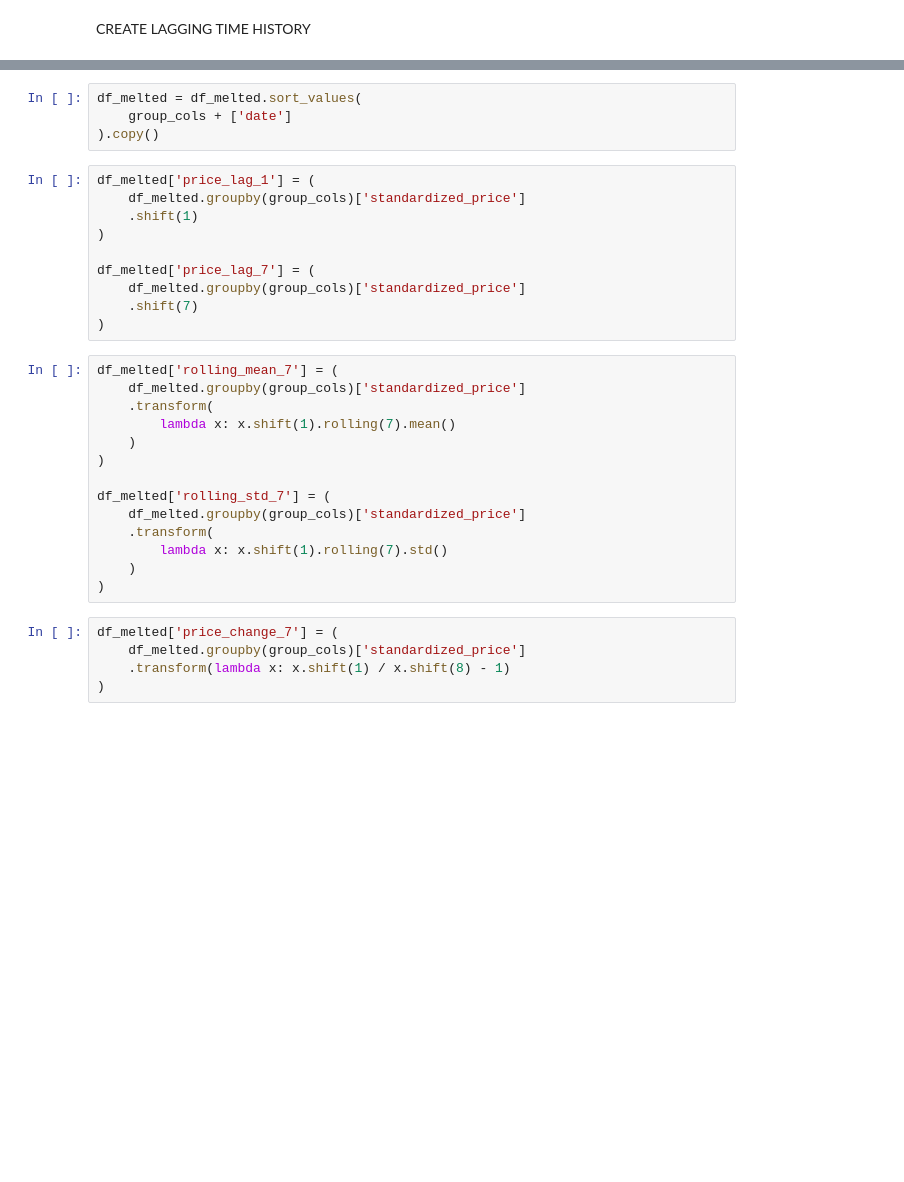
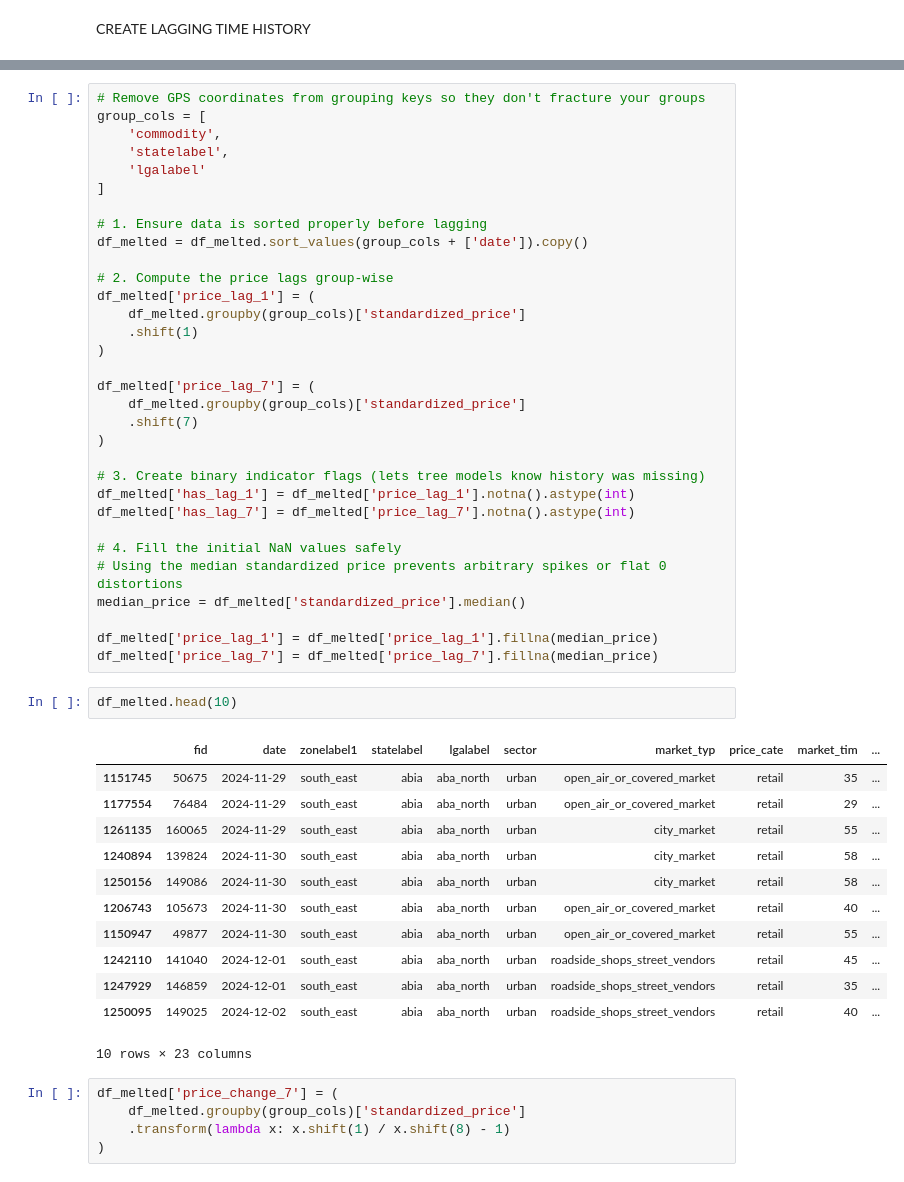
Before and after one commit to starsyntaxx/MarketIQ, a Jupyter notebook: notebooks/02_exploratory_analysis.ipynb, the cells around one changed output, grey strips where cells are left out. Drawn from its saved outputs; the diff is of its cells as text; blank space fills up the shorter version.

```diff
--- a/notebooks/02_exploratory_analysis.ipynb
+++ b/notebooks/02_exploratory_analysis.ipynb
@@ -806,31 +798,50 @@ group_cols = [
-# %%
-df_melted = df_melted.sort_values(
-    group_cols + ['date']
-).copy()
-# %%
-df_melted['price_lag_1'] = (
-    df_melted.groupby(group_cols)['standardized_price']
-    .shift(1)
-)
-
-df_melted['price_lag_7'] = (
-    df_melted.groupby(group_cols)['standardized_price']
-    .shift(7)
-)
-# %%
-df_melted['rolling_mean_7'] = (
-    df_melted.groupby(group_cols)['standardized_price']
-    .transform(
-        lambda x: x.shift(1).rolling(7).mean()
-    )
-)
-
-df_melted['rolling_std_7'] = (
-    df_melted.groupby(group_cols)['standardized_price']
-    .transform(
-        lambda x: x.shift(1).rolling(7).std()
-    )
-)
+# %%
+# Remove GPS coordinates from grouping keys so they don't fracture your groups
+group_cols = [
+    'commodity',
+    'statelabel',
+    'lgalabel'
+]
+
+# 1. Ensure data is sorted properly before lagging
+df_melted = df_melted.sort_values(group_cols + ['date']).copy()
+
+# 2. Compute the price lags group-wise
+df_melted['price_lag_1'] = (
+    df_melted.groupby(group_cols)['standardized_price']
+    .shift(1)
+)
+
+df_melted['price_lag_7'] = (
+    df_melted.groupby(group_cols)['standardized_price']
+    .shift(7)
+)
+
+# 3. Create binary indicator flags (lets tree models know history was missing)
+df_melted['has_lag_1'] = df_melted['price_lag_1'].notna().astype(int)
+df_melted['has_lag_7'] = df_melted['price_lag_7'].notna().astype(int)
+
+# 4. Fill the initial NaN values safely
+# Using the median standardized price prevents arbitrary spikes or flat 0 distortions
+median_price = df_melted['standardized_price'].median()
+
+df_melted['price_lag_1'] = df_melted['price_lag_1'].fillna(median_price)
+df_melted['price_lag_7'] = df_melted['price_lag_7'].fillna(median_price)
+# %%
+df_melted.head(10)
+# %% [output]
+|  | fid | date | zonelabel1 | statelabel | lgalabel | sector | market_typ | price_cate | market_tim | ... |
+| 1151745 | 50675 | 2024-11-29 | south_east | abia | aba_north | urban | open_air_or_covered_market | retail | 35 | ... |
+| 1177554 | 76484 | 2024-11-29 | south_east | abia | aba_north | urban | open_air_or_covered_market | retail | 29 | ... |
+| 1261135 | 160065 | 2024-11-29 | south_east | abia | aba_north | urban | city_market | retail | 55 | ... |
+| 1240894 | 139824 | 2024-11-30 | south_east | abia | aba_north | urban | city_market | retail | 58 | ... |
+| 1250156 | 149086 | 2024-11-30 | south_east | abia | aba_north | urban | city_market | retail | 58 | ... |
+| 1206743 | 105673 | 2024-11-30 | south_east | abia | aba_north | urban | open_air_or_covered_market | retail | 40 | ... |
+| 1150947 | 49877 | 2024-11-30 | south_east | abia | aba_north | urban | open_air_or_covered_market | retail | 55 | ... |
+| 1242110 | 141040 | 2024-12-01 | south_east | abia | aba_north | urban | roadside_shops_street_vendors | retail | 45 | ... |
+| 1247929 | 146859 | 2024-12-01 | south_east | abia | aba_north | urban | roadside_shops_street_vendors | retail | 35 | ... |
+| 1250095 | 149025 | 2024-12-02 | south_east | abia | aba_north | urban | roadside_shops_street_vendors | retail | 40 | ... |
+10 rows × 23 columns
 # %%
 df_melted['price_change_7'] = (
     df_melted.groupby(group_cols)['standardized_price']
```
Also changed, not shown: parts of 9 cells of this notebook.
